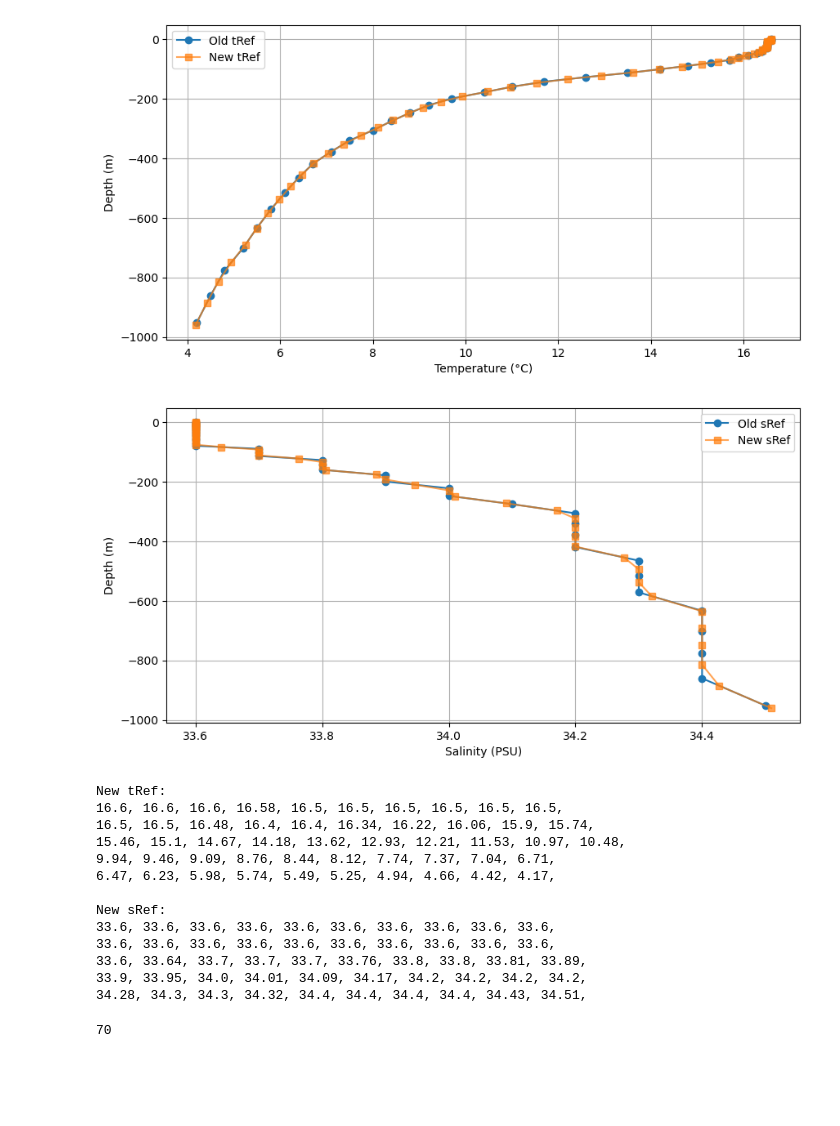
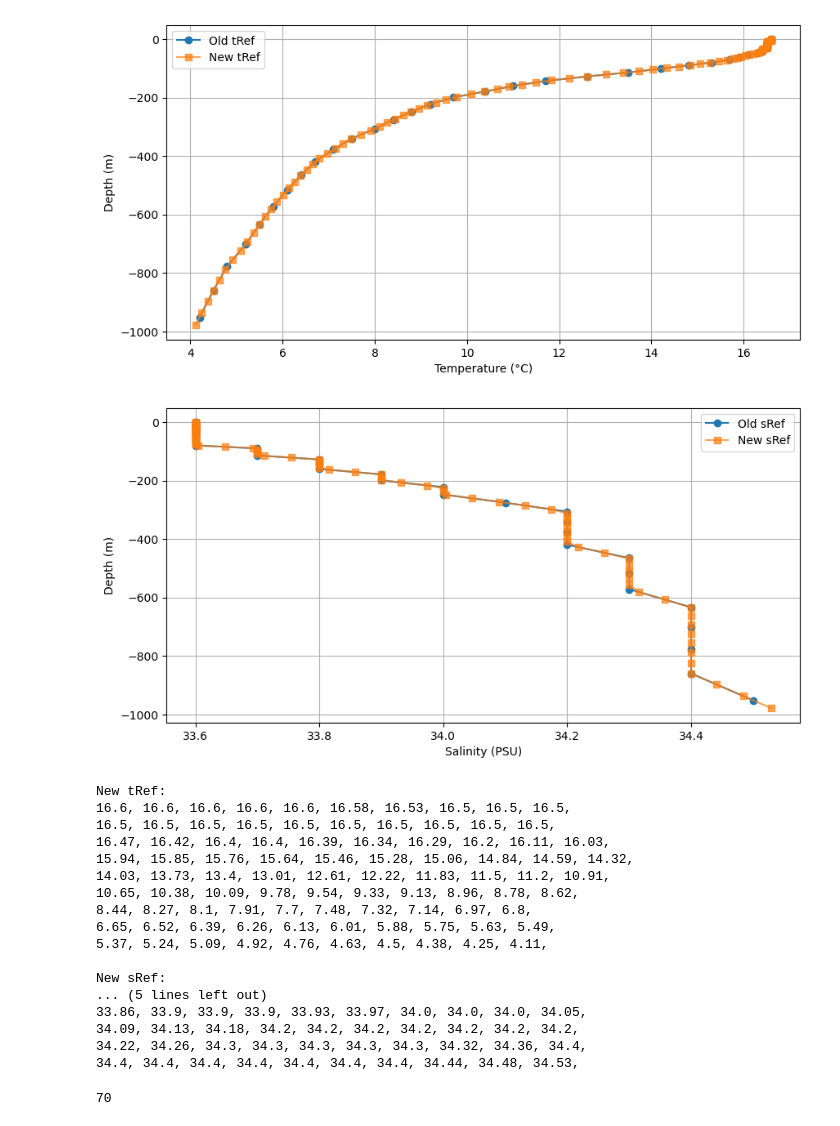
Before and after one commit to Estebanovich/BayIW_Rectan, a Jupyter notebook: input/make_T_S_ref.ipynb, the cells around one changed output. Saved outputs shown, nothing was run; the diff lists cells and outputs as text; code cells hidden in the pictures; blank space fills up the shorter version.

```diff
--- a/input/make_T_S_ref.ipynb
+++ b/input/make_T_S_ref.ipynb
@@ -29,13 +29,18 @@ R_old_faces[1:] = np.cumsum(delR_old)
 RC_old = (R_old_faces[:-1] + R_old_faces[1:]) / 2  # Cell centers
 
 # New delR configuration
-delR_new = np.array([1.5, 1.6, 1.8, 1.9, 2.1, 2.2, 2.4, 2.6, 2.9,
-                    3.1, 3.4, 3.7, 4.0, 4.3, 4.7, 5.1, 5.5,
-                    5.9, 6.4, 7.0, 7.6, 8.2, 8.9, 9.7, 10.5,
-                    11.3, 12.3, 13.3, 14.5, 15.7, 17.0, 18.4, 20.0,
-                    21.7, 23.5, 25.5, 27.6, 30.0, 32.5, 35.2, 38.2,
-                    41.4, 44.9, 48.7, 52.8, 57.3, 62.1, 67.2, 72.9,
-                    79.0])
+delR_new = np.array([1.0, 1.0, 1.1, 1.1, 1.2, 1.2, 1.3, 1.3, 1.4,
+1.5, 1.5, 1.6, 1.7, 1.7, 1.8, 1.9, 2.0,
+2.0, 2.1, 2.2, 2.3, 2.4, 2.5, 2.6, 2.7,
+2.9, 3.0, 3.1, 3.2, 3.4, 3.5, 3.7, 3.8,
+4.0, 4.2, 4.4, 4.5, 4.7, 4.9, 5.2, 5.4,
+5.6, 5.8, 6.1, 6.4, 6.6, 6.9, 7.2, 7.5,
+7.8, 8.2, 8.5, 8.9, 9.3, 9.7, 10.1, 10.5,
+11.0, 11.4, 11.9, 12.5, 13.0, 13.5, 14.1, 14.7,
+15.4, 16.0, 16.7, 17.4, 18.2, 19.0, 19.8, 20.6,
+21.5, 22.4, 23.4, 24.4, 25.4, 26.5, 27.7, 28.9,
+30.1, 31.4, 32.7, 34.2, 35.6, 37.1, 38.7, 40.5,
+42.2, ])
 
 # Compute new depth levels
 R_new_faces = np.zeros(len(delR_new) + 1)
@@ -54,48 +59,52 @@ plt.figure(figsize=(10, 5))
 plt.plot(tRef_old, -RC_old, "o-", label="Old tRef")
 plt.plot(tRef_new, -RC_new, "s-", label="New tRef", alpha=0.7)
 plt.xlabel("Temperature (°C)")
 plt.ylabel("Depth (m)")
 plt.legend()
 plt.grid()
 plt.show()
 
 plt.figure(figsize=(10, 5))
 plt.plot(sRef_old, -RC_old, "o-", label="Old sRef")
 plt.plot(sRef_new, -RC_new, "s-", label="New sRef", alpha=0.7)
 plt.xlabel("Salinity (PSU)")
 plt.ylabel("Depth (m)")
 plt.legend()
 plt.grid()
 plt.show()
 
 # Print new reference profiles for MITgcm
 print("\nNew tRef:")
 for i, t in enumerate(np.round(tRef_new, 2)):
     print(f"{t},", end=" ")
     if (i + 1) % 10 == 0:
         print("")
 
 print("\nNew sRef:")
 for i, s in enumerate(np.round(sRef_new, 2)):
     print(f"{s},", end=" ")
     if (i + 1) % 10 == 0:
         print("")
 # %% [output]
-[figure, old version]
+[figure, new version]
-[figure, old version]
+[figure, new version]
 New tRef:
-16.6, 16.6, 16.6, 16.58, 16.5, 16.5, 16.5, 16.5, 16.5, 16.5,
-16.5, 16.5, 16.48, 16.4, 16.4, 16.34, 16.22, 16.06, 15.9, 15.74,
-15.46, 15.1, 14.67, 14.18, 13.62, 12.93, 12.21, 11.53, 10.97, 10.48,
-9.94, 9.46, 9.09, 8.76, 8.44, 8.12, 7.74, 7.37, 7.04, 6.71,
-6.47, 6.23, 5.98, 5.74, 5.49, 5.25, 4.94, 4.66, 4.42, 4.17,
+16.6, 16.6, 16.6, 16.6, 16.6, 16.58, 16.53, 16.5, 16.5, 16.5,
+16.5, 16.5, 16.5, 16.5, 16.5, 16.5, 16.5, 16.5, 16.5, 16.5,
+16.47, 16.42, 16.4, 16.4, 16.39, 16.34, 16.29, 16.2, 16.11, 16.03,
+15.94, 15.85, 15.76, 15.64, 15.46, 15.28, 15.06, 14.84, 14.59, 14.32,
+14.03, 13.73, 13.4, 13.01, 12.61, 12.22, 11.83, 11.5, 11.2, 10.91,
+10.65, 10.38, 10.09, 9.78, 9.54, 9.33, 9.13, 8.96, 8.78, 8.62,
+8.44, 8.27, 8.1, 7.91, 7.7, 7.48, 7.32, 7.14, 6.97, 6.8,
+6.65, 6.52, 6.39, 6.26, 6.13, 6.01, 5.88, 5.75, 5.63, 5.49,
+5.37, 5.24, 5.09, 4.92, 4.76, 4.63, 4.5, 4.38, 4.25, 4.11,
 
 New sRef:
-33.6, 33.6, 33.6, 33.6, 33.6, 33.6, 33.6, 33.6, 33.6, 33.6,
-33.6, 33.6, 33.6, 33.6, 33.6, 33.6, 33.6, 33.6, 33.6, 33.6,
-33.6, 33.64, 33.7, 33.7, 33.7, 33.76, 33.8, 33.8, 33.81, 33.89,
-33.9, 33.95, 34.0, 34.01, 34.09, 34.17, 34.2, 34.2, 34.2, 34.2,
-34.28, 34.3, 34.3, 34.32, 34.4, 34.4, 34.4, 34.4, 34.43, 34.51,
+... (5 lines left out)
+33.86, 33.9, 33.9, 33.9, 33.93, 33.97, 34.0, 34.0, 34.0, 34.05,
+34.09, 34.13, 34.18, 34.2, 34.2, 34.2, 34.2, 34.2, 34.2, 34.2,
+34.22, 34.26, 34.3, 34.3, 34.3, 34.3, 34.3, 34.32, 34.36, 34.4,
+34.4, 34.4, 34.4, 34.4, 34.4, 34.4, 34.4, 34.44, 34.48, 34.53,
 # %%
 len([16.6, 16.6, 16.6, 16.6, 16.6, 16.56, 16.51, 16.5, 16.5, 16.5,
 16.5, 16.5, 16.5, 16.5, 16.5, 16.5, 16.5, 16.5, 16.45, 16.4,
```
Also changed, not shown: 5 other files.
